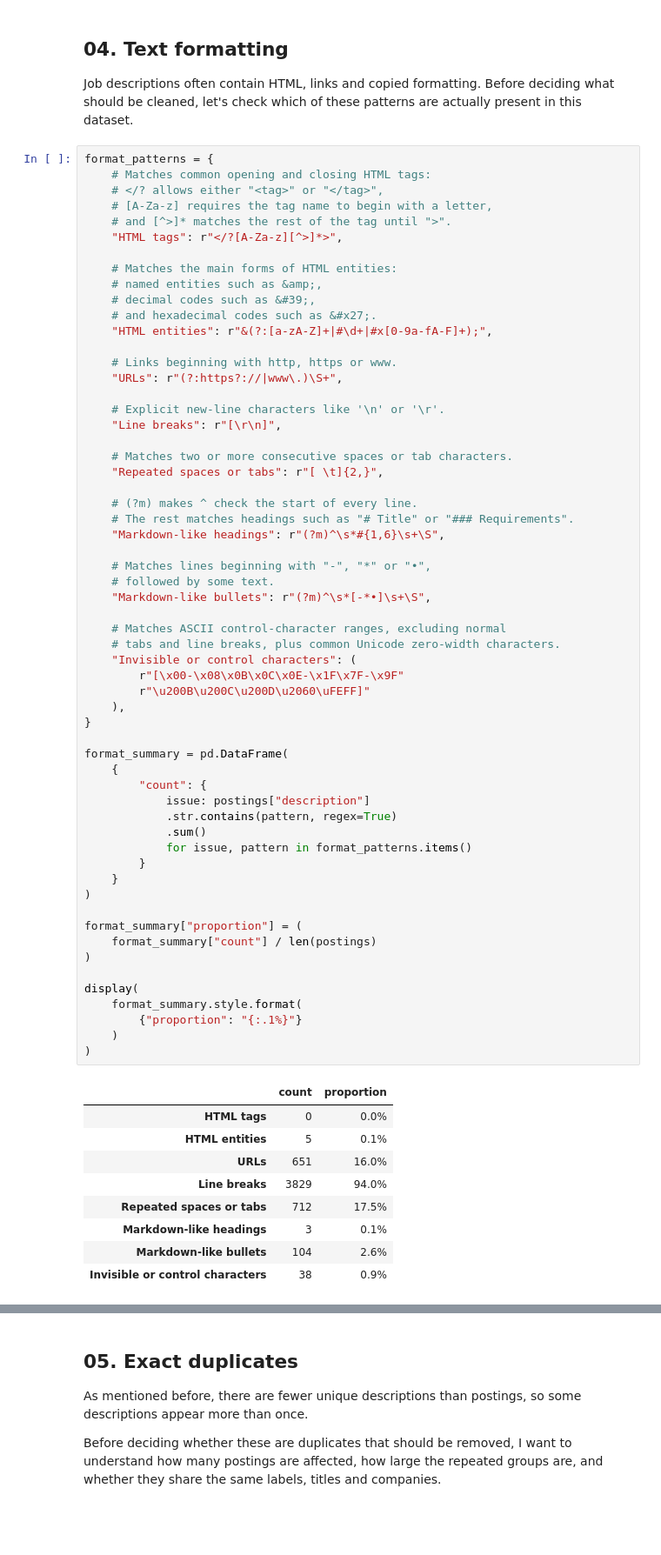
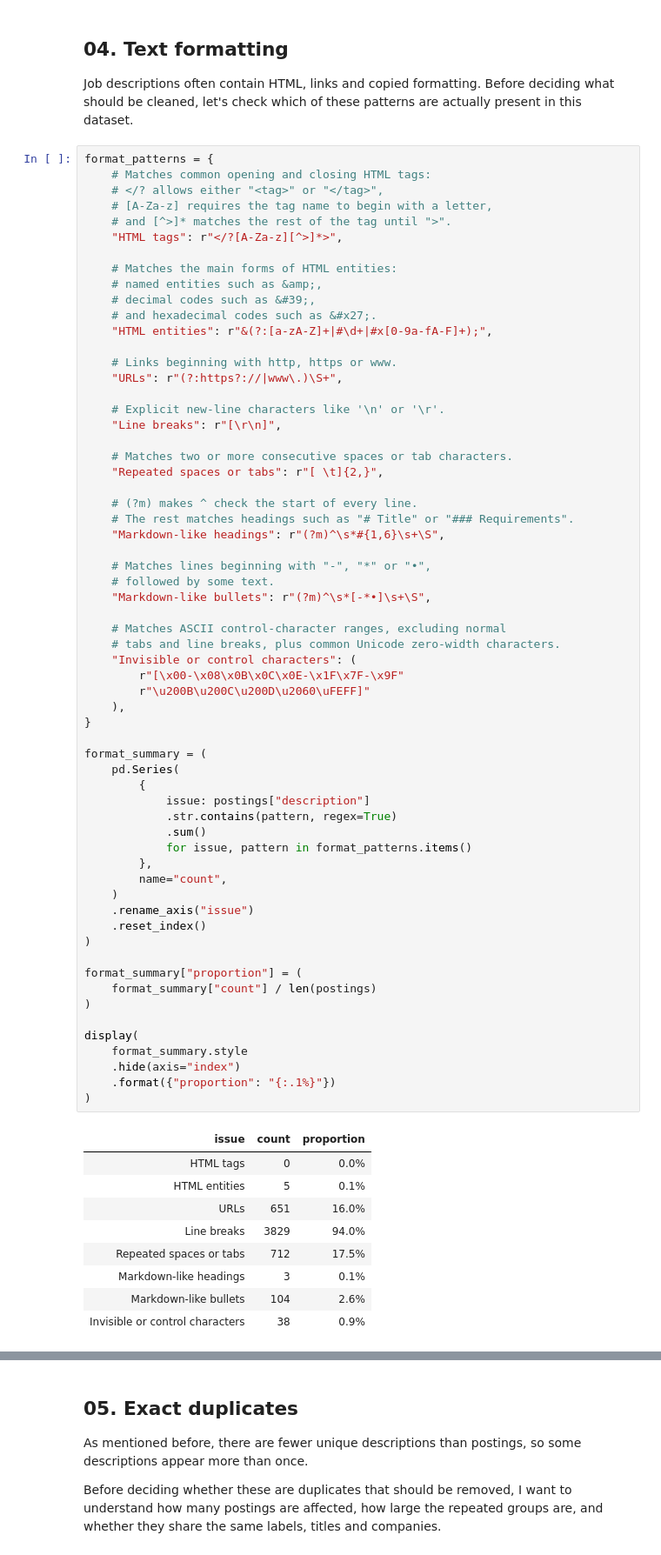
Before and after one commit to Tyainss/job-posting-nlp, a Jupyter notebook: job_posting_nlp_take_home_task.ipynb, the cells around one changed output, grey strips where cells are left out. Shown at 87% size. Drawn from its saved outputs; the diff is of its cells as text; blank space fills up the shorter version.

```diff
--- a/job_posting_nlp_take_home_task.ipynb
+++ b/job_posting_nlp_take_home_task.ipynb
@@ -644,42 +644,45 @@ format_patterns = {
 
     # (?m) makes ^ check the start of every line.
     # The rest matches headings such as "# Title" or "### Requirements".
     "Markdown-like headings": r"(?m)^\s*#{1,6}\s+\S",
 
     # Matches lines beginning with "-", "*" or "•",
     # followed by some text.
     "Markdown-like bullets": r"(?m)^\s*[-*•]\s+\S",
 
     # Matches ASCII control-character ranges, excluding normal
     # tabs and line breaks, plus common Unicode zero-width characters.
     "Invisible or control characters": (
         r"[\x00-\x08\x0B\x0C\x0E-\x1F\x7F-\x9F"
         r"\u200B\u200C\u200D\u2060\uFEFF]"
     ),
 }
 
-format_summary = pd.DataFrame(
-    {
-        "count": {
+format_summary = (
+    pd.Series(
+        {
             issue: postings["description"]
             .str.contains(pattern, regex=True)
             .sum()
             for issue, pattern in format_patterns.items()
-        }
-    }
+        },
+        name="count",
+    )
+    .rename_axis("issue")
+    .reset_index()
 )
 
 format_summary["proportion"] = (
     format_summary["count"] / len(postings)
 )
 
 display(
-    format_summary.style.format(
-        {"proportion": "{:.1%}"}
-    )
+    format_summary.style
+    .hide(axis="index")
+    .format({"proportion": "{:.1%}"})
 )
 # %% [output]
-|  | count | proportion |
+| issue | count | proportion |
 | HTML tags | 0 | 0.0% |
 | HTML entities | 5 | 0.1% |
 | URLs | 651 | 16.0% |
```
Also changed, not shown: parts of 67 cells of this notebook.
